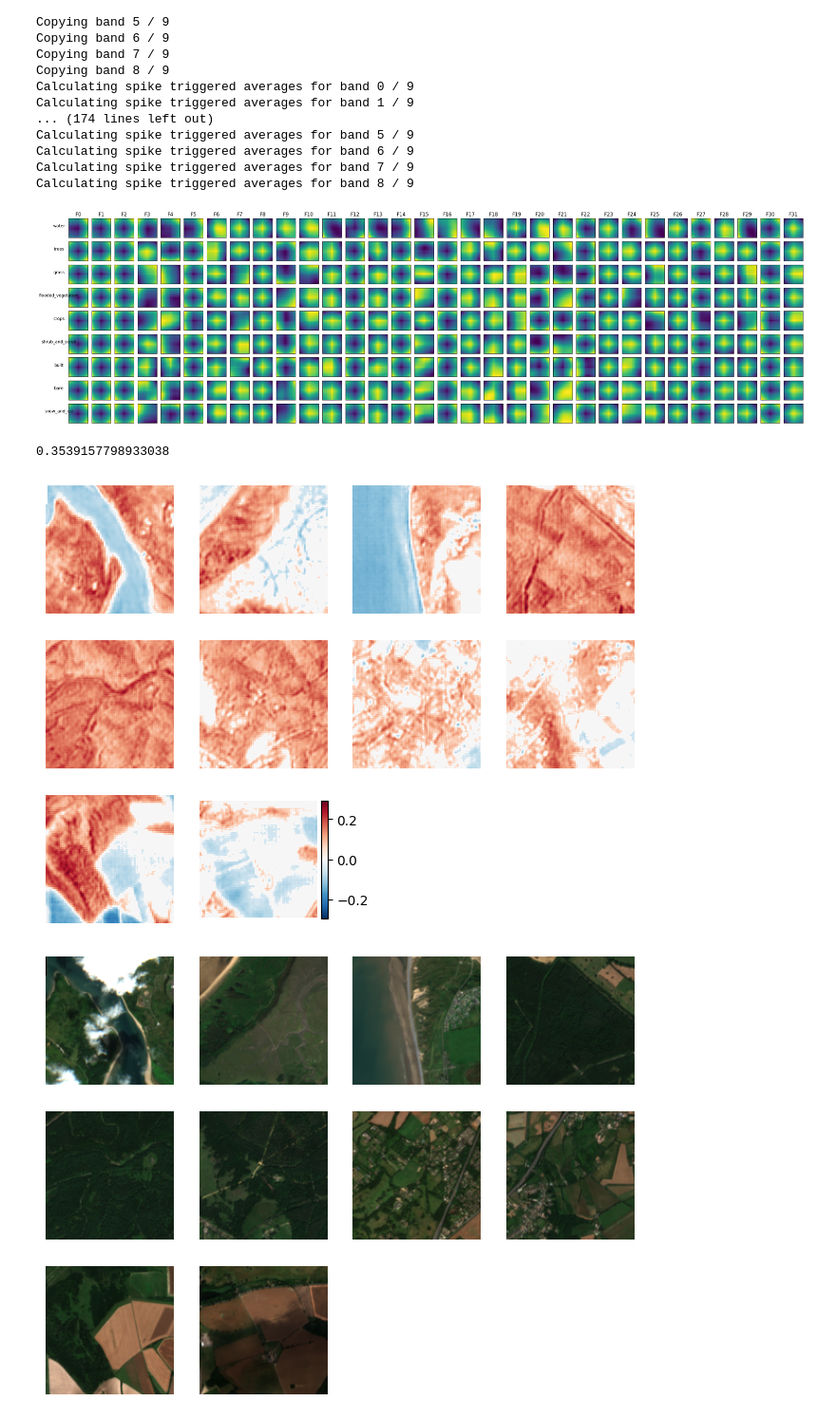
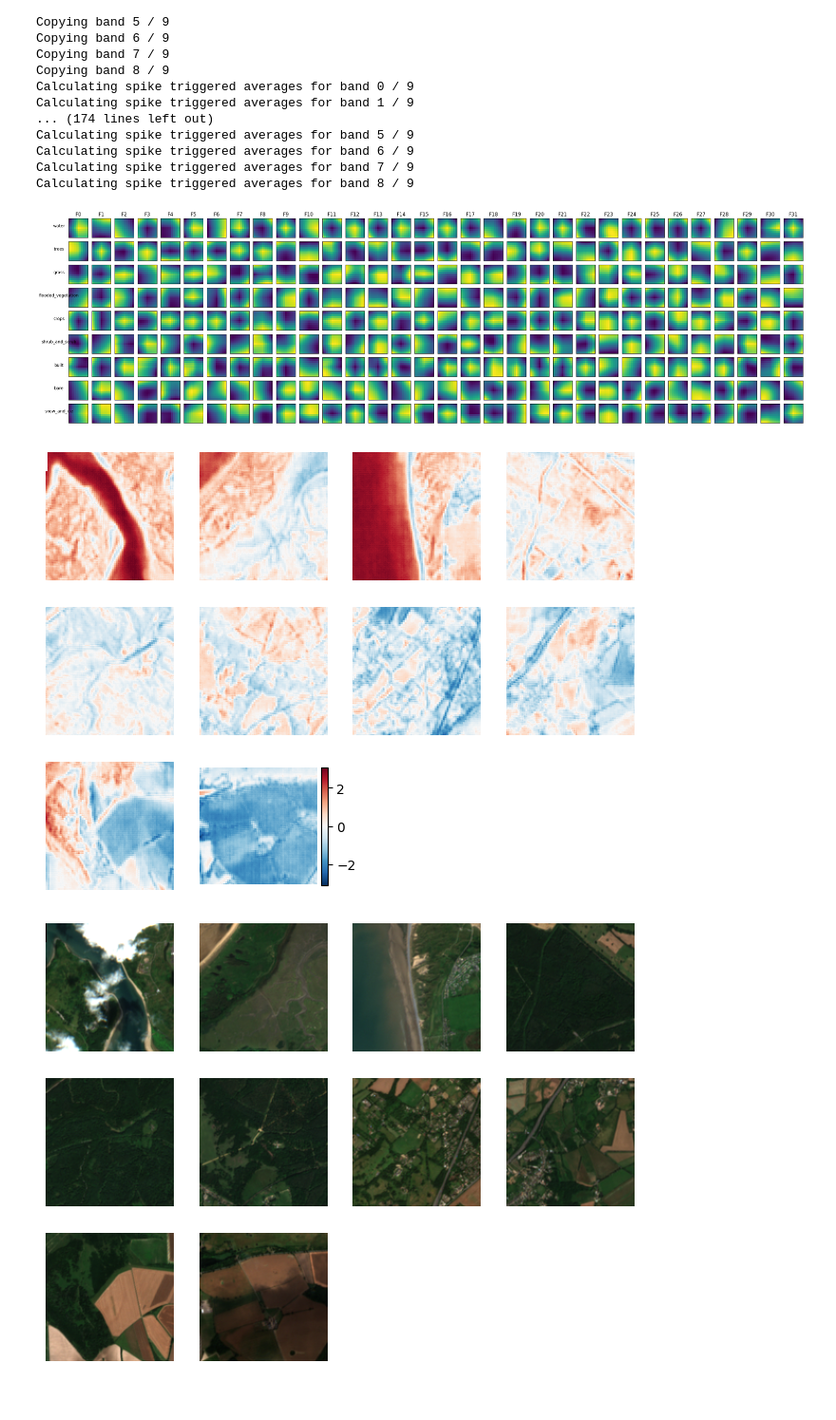
Before and after one commit to vdplasthijs/NeurEO, a Jupyter notebook: notebooks/test sta.ipynb, the cells around one changed output. Shown at 95% size. Drawn from its saved outputs; the diff is of its cells as text; code cells hidden in the pictures.

```diff
--- a/notebooks/test sta.ipynb
+++ b/notebooks/test sta.ipynb
@@ -18,7 +18,7 @@ import analysis_utils as au
 # %%
 
 # Get one example dataset and plot
-(data_sent, data_alpha, data_dyn, data_worldclim) = du.load_all_modalities_from_name(name='pecl-fig-0', path_folder='../content/sample_data', verbose=1)
+(data_sent, data_alpha, data_dyn, data_worldclim, data_dsm) = du.load_all_modalities_from_name(name='pecl-fig-0', path_folder='../content/sample_data', verbose=1)
 du.plot_overview_images('../content/sample_data', name='pecl-fig-0', plot_alphaearth=True, plot_dynamicworld_full=True)
 # %% [output]
 Sentinel-2: (4, 128, 128) <class 'xarray.core.dataarray.DataArray'>
@@ -73,0 +73,29 @@ plt.yscale('log')
+# %%
+
+# Then collect from all patches the alpha and dyn data
+patches = 10
+hypotheses = []
+features = []
+features_original = []
+sentinel = []
+for p in range(patches):
+    (data_sent, data_alpha, data_dyn, data_worldclim) = du.load_all_modalities_from_name(name=f'pecl-fig-{p}', path_folder='../content/sample_data', verbose=1)
+    # Land coverage serves as hypotheses
+    hypotheses.append(data_dyn.data)
+    # This can definitely be cleaner but I use nan for undefined values
+    f_dat = data_alpha.data
+    f_dat[~np.isfinite(f_dat)] = 0
+    # f_dat[np.logical_and(f_dat < 0.05, f_dat > -0.05)] = 0  # Thresholding to remove noise
+    features_original.append(f_dat)
+
+    cca = CCA(n_components=2)
+    X = f_dat.reshape(64, -1).T
+    Y = data_dyn.data.reshape(data_dyn.shape[0], -1).T
+    X_c, Y_c = cca.fit_transform(X, Y)
+    X_hat = X_c @ cca.x_weights_.T
+    X_residual = X - X_hat
+    f_dat_residual = X_residual.T.reshape(f_dat.shape)
+    # print(X_residual.shape, f_dat.shape, X.shape, f_dat_residual.shape)
+    # assert False
+    features.append(f_dat_residual)
+    sentinel.append(data_sent.data)
@@ -77,8 +213,11 @@ plt.yscale('log')
 names = [k for k in du.create_cmap_dynamic_world().keys()]
 # %%
 
+# Get names of hypotheses: different coarse land coverage classes
+names = [k for k in du.create_cmap_dynamic_world().keys()]
+
 # Extract relevant dimensions
-radius = 8 # pixels, excluding center pixel (so diameter = 2 * radius + 1)
+radius = 5 # pixels, excluding center pixel (so diameter = 2 * radius + 1)
 N_features = features[0].shape[0]
 N_pixels = features[0].shape[1]
 N_bands = hypotheses[0].shape[0]
@@ -127,8 +266,7 @@ for p, (hypothesis, feature) in enumerate(zip(hypotheses, features)):
     for b, band_rois in enumerate(rois):
         print(f'Calculating spike triggered averages for band {b} / {len(rois)}')
         # Then create the spike time average: multiply each roi by the pixel value of the feature pixel
-        band_stas = [band_rois * d[:,:,None,None] / np.nansum(np.abs(d)) for d in feature]
-
+        band_stas = [band_rois * d[:,:,None,None] for d in feature]
         # Then average across all pixels and stack to get big output array
         band_stas = np.stack([np.nansum(sta.reshape([-1, radius*2+1, radius*2+1]), axis=0) for sta in band_stas])
         # And append to output stas
@@ -155,18 +293,38 @@ Calculating spike triggered averages for band 6 / 9
 Calculating spike triggered averages for band 7 / 9
 Calculating spike triggered averages for band 8 / 9
 # %%
+# # Plot a selection
+# b_to_plot = len(all_stas)
+# f_to_plot = 32
+# plt.figure(figsize=(f_to_plot, b_to_plot))
+# lim = np.nanmax(np.abs(all_stas[:b_to_plot, :f_to_plot])) / 2
+# for row, band_stas in enumerate(all_stas[:b_to_plot]):
+#     for col, sta in enumerate(band_stas[:f_to_plot]):
+#         plt.subplot(b_to_plot, f_to_plot, row * f_to_plot + col + 1)
+#         # plt.imshow(sta, vmin=-lim, vmax=lim, cmap="RdBu_r", interpolation='none') # Minus sign to make blue -> red
+#         lim = np.max(np.abs(sta))
+#         plt.imshow(sta, cmap='RdBu_r', vmax=lim, vmin=-lim, interpolation='none')
+#         # plt.imshow(sta, cmap='viridis')
+#         plt.xticks([])
+#         plt.yticks([])
+#         if col == 0:
+#             plt.ylabel(names[row], rotation=0, labelpad=20)
+#         if row == 0:
+#             plt.title(f'F{col}')
+
+
 # Plot a selection
 b_to_plot = len(all_stas)
 f_to_plot = 32
+common_scale = False
 plt.figure(figsize=(f_to_plot, b_to_plot))
-lim = np.nanmax(np.abs(all_stas[:b_to_plot, :f_to_plot])) / 2
+lim = np.nanmax(np.abs(all_stas[:b_to_plot, :f_to_plot]))
 for row, band_stas in enumerate(all_stas[:b_to_plot]):
     for col, sta in enumerate(band_stas[:f_to_plot]):
         plt.subplot(b_to_plot, f_to_plot, row * f_to_plot + col + 1)
-        # plt.imshow(sta, vmin=-lim, vmax=lim, cmap="RdBu_r", interpolation='none') # Minus sign to make blue -> red
-        # lim = np.max(np.abs(sta))
-        # plt.imshow(sta, cmap='RdBu_r', vmax=lim, vmin=-lim, interpolation='none')
-        plt.imshow(sta, cmap='viridis')
+        plt.imshow(sta, cmap='RdBu_r' if common_scale else 'viridis',
+                   vmin=-lim if common_scale else np.nanmin(sta),
+                   vmax=lim if common_scale else np.nanmax(sta))
         plt.xticks([])
         plt.yticks([])
         if col == 0:
@@ -174,26 +332,22 @@ for row, band_stas in enumerate(all_stas[:b_to_plot]):
         if row == 0:
             plt.title(f'F{col}')
 # %% [output]
-[figure, old version]
+[figure, new version]
-# %%
-all_stas.max()
-# %% [output]
-0.3539157798933038
 # %%
 # Plot the map for a particular feature that you might like across patches
-curr_f = 29
+curr_f = 31
 
 
 cols=4
 rows=int(np.ceil(patches/cols))
 lim = np.nanmax(np.abs(np.stack(features, axis=-1)[curr_f]))
 
 plt.figure(figsize=(2*cols, 2*rows))
 for p, feature in enumerate(features):
     plt.subplot(rows, cols, p + 1)
     plt.imshow(feature[curr_f], vmin=-lim, vmax=lim, cmap="RdBu_r")
     plt.axis('off')
     if p == len(features) - 1:
         plt.colorbar(fraction=0.046, pad=0.04)
 # %% [output]
-[figure, old version]
+[figure, new version]
```
Also changed, not shown: parts of 11 cells of this notebook, 9 other files.
